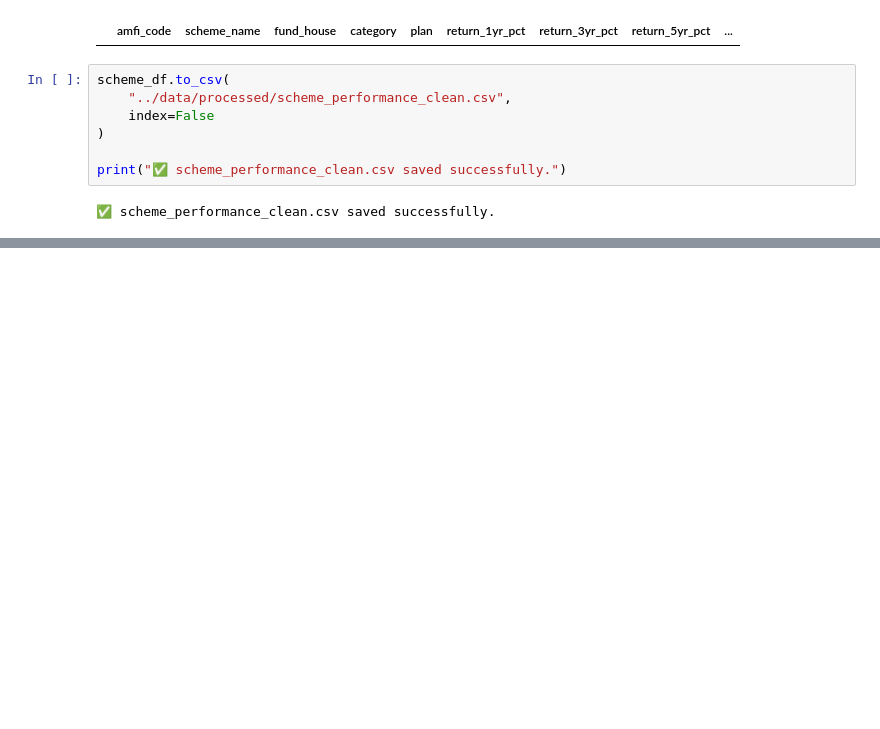
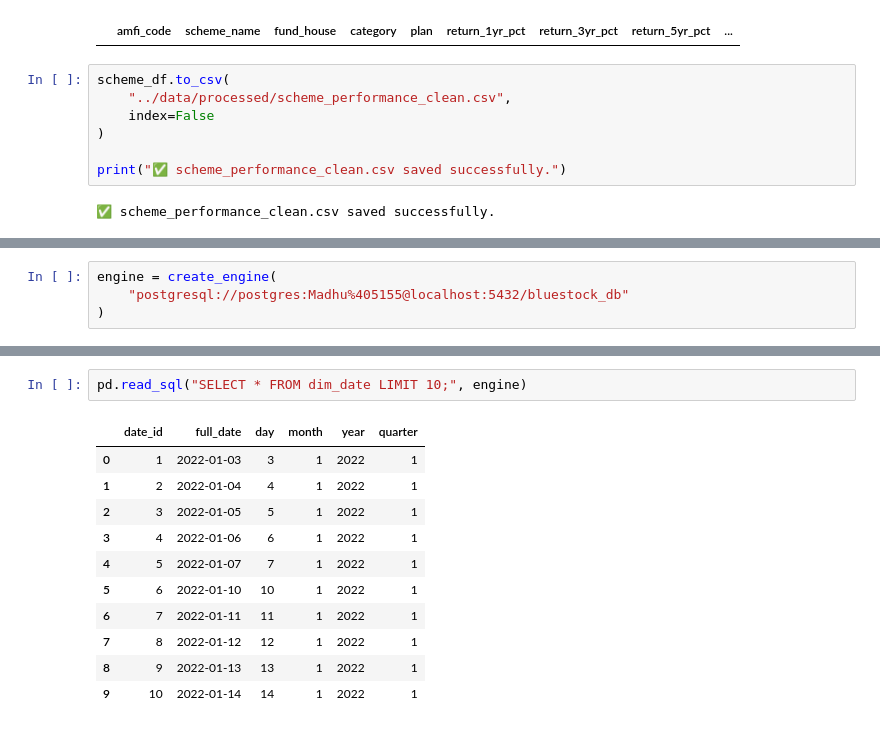
Before and after one commit to madhusudhan4310-droid/MutualFundAnalytics, a Jupyter notebook: notebooks/day2_data_cleaning.ipynb, the cells around one changed output, grey strips where cells are left out. Cells and saved outputs as stored; diff of their text form; blank space fills up the shorter version.

```diff
--- a/notebooks/day2_data_cleaning.ipynb
+++ b/notebooks/day2_data_cleaning.ipynb
@@ -234,0 +340,4 @@ print("✅ scheme_performance_clean.csv saved successfully.")
+# %%
+engine = create_engine(
+    "postgresql://postgres:Madhu%405155@localhost:5432/bluestock_db"
+)
@@ -234,0 +389,14 @@ print("✅ scheme_performance_clean.csv saved successfully.")
+# %%
+pd.read_sql("SELECT * FROM dim_date LIMIT 10;", engine)
+# %% [output]
+|  | date_id | full_date | day | month | year | quarter |
+| 0 | 1 | 2022-01-03 | 3 | 1 | 2022 | 1 |
+| 1 | 2 | 2022-01-04 | 4 | 1 | 2022 | 1 |
+| 2 | 3 | 2022-01-05 | 5 | 1 | 2022 | 1 |
+| 3 | 4 | 2022-01-06 | 6 | 1 | 2022 | 1 |
+| 4 | 5 | 2022-01-07 | 7 | 1 | 2022 | 1 |
+| 5 | 6 | 2022-01-10 | 10 | 1 | 2022 | 1 |
+| 6 | 7 | 2022-01-11 | 11 | 1 | 2022 | 1 |
+| 7 | 8 | 2022-01-12 | 12 | 1 | 2022 | 1 |
+| 8 | 9 | 2022-01-13 | 13 | 1 | 2022 | 1 |
+| 9 | 10 | 2022-01-14 | 14 | 1 | 2022 | 1 |
```
Also changed, not shown: parts of 74 cells of this notebook, 1 other file.
